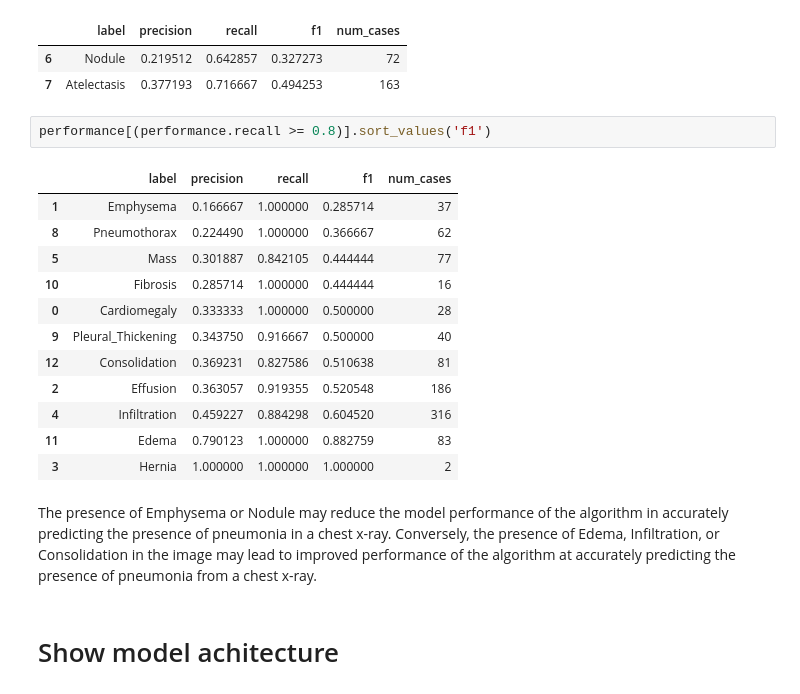
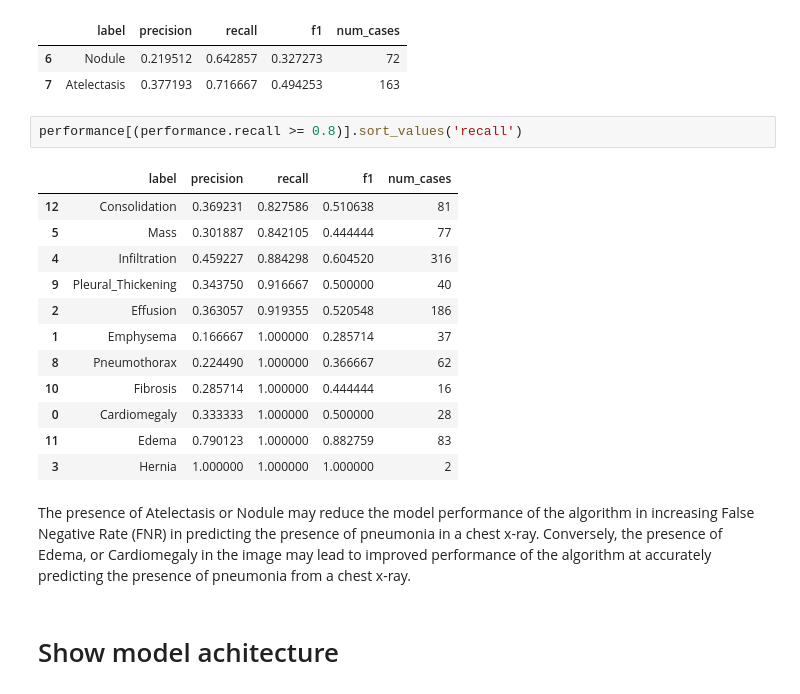
Before and after one commit to Thada-Jirajaras/Pneumonia-Detection-From-Chest-X-Rays, a Jupyter notebook: Build and train model.ipynb, the cells around one changed output. Cells and saved outputs as stored; diff of their text form.

Commit message:
Update some summary of model limitation

```diff
--- a/Build and train model.ipynb
+++ b/Build and train model.ipynb
@@ -469,22 +469,22 @@ performance[(performance.recall < 0.8 )].sort_values('recall')
 | 6 | Nodule | 0.219512 | 0.642857 | 0.327273 | 72 |
 | 7 | Atelectasis | 0.377193 | 0.716667 | 0.494253 | 163 |
 # %%
-performance[(performance.recall >= 0.8)].sort_values('f1')
+performance[(performance.recall >= 0.8)].sort_values('recall')
 # %% [output]
 |  | label | precision | recall | f1 | num_cases |
+| 12 | Consolidation | 0.369231 | 0.827586 | 0.510638 | 81 |
+| 5 | Mass | 0.301887 | 0.842105 | 0.444444 | 77 |
+| 4 | Infiltration | 0.459227 | 0.884298 | 0.604520 | 316 |
+| 9 | Pleural_Thickening | 0.343750 | 0.916667 | 0.500000 | 40 |
+| 2 | Effusion | 0.363057 | 0.919355 | 0.520548 | 186 |
 | 1 | Emphysema | 0.166667 | 1.000000 | 0.285714 | 37 |
 | 8 | Pneumothorax | 0.224490 | 1.000000 | 0.366667 | 62 |
-| 5 | Mass | 0.301887 | 0.842105 | 0.444444 | 77 |
 | 10 | Fibrosis | 0.285714 | 1.000000 | 0.444444 | 16 |
 | 0 | Cardiomegaly | 0.333333 | 1.000000 | 0.500000 | 28 |
-| 9 | Pleural_Thickening | 0.343750 | 0.916667 | 0.500000 | 40 |
-| 12 | Consolidation | 0.369231 | 0.827586 | 0.510638 | 81 |
-| 2 | Effusion | 0.363057 | 0.919355 | 0.520548 | 186 |
-| 4 | Infiltration | 0.459227 | 0.884298 | 0.604520 | 316 |
 | 11 | Edema | 0.790123 | 1.000000 | 0.882759 | 83 |
 | 3 | Hernia | 1.000000 | 1.000000 | 1.000000 | 2 |
 # %% [markdown]
-The presence of Emphysema or Nodule may reduce the model performance of the algorithm in accurately predicting the presence of pneumonia in a chest x-ray. Conversely, the presence of Edema, Infiltration, or Consolidation in the image may lead to improved performance of the algorithm at accurately predicting the presence of pneumonia from a chest x-ray.
+The presence of Atelectasis or Nodule may reduce the model performance of the algorithm in increasing False Negative Rate (FNR) in predicting the presence of pneumonia in a chest x-ray. Conversely, the presence of Edema, or Cardiomegaly in the image may lead to improved performance of the algorithm at accurately predicting the presence of pneumonia from a chest x-ray.
 # %% [markdown]
 # Show model achitecture
 # %%
```
Also changed, not shown: parts of 1 cell of this notebook.
